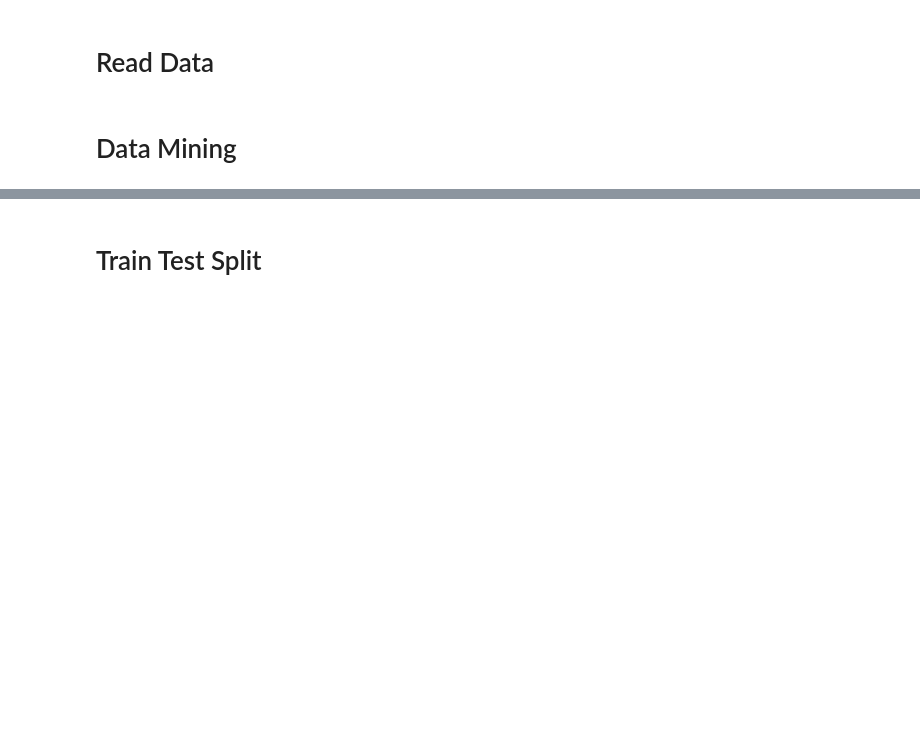
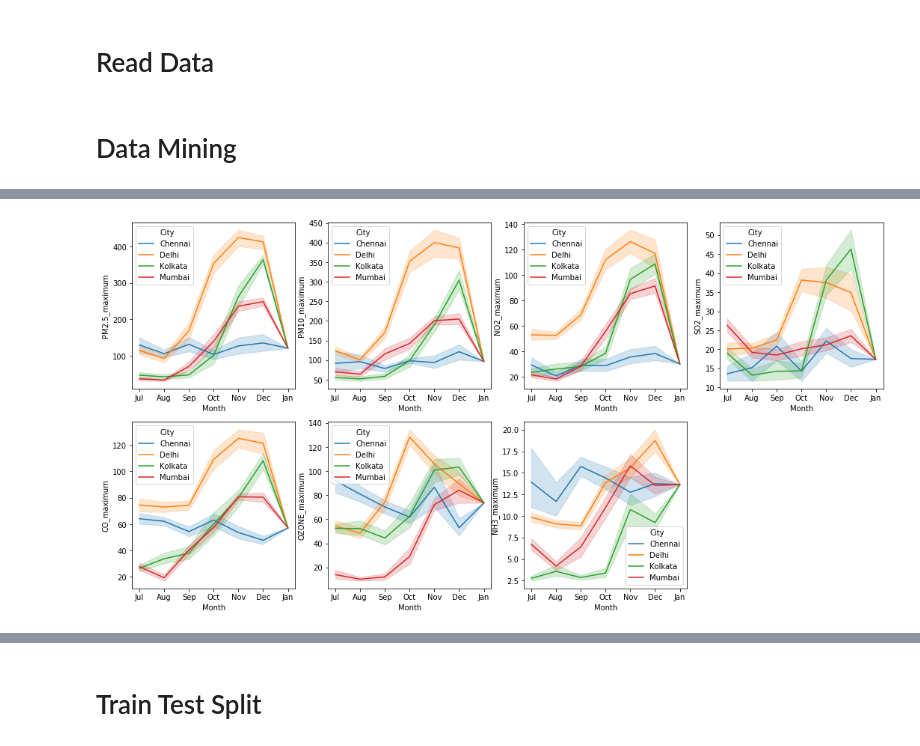
Before and after one commit to abhishek1garg/ML-Projects, a Jupyter notebook: Mini Capstone.ipynb, the cells around one changed output, grey strips where cells are left out. Saved outputs shown, nothing was run; the diff lists cells and outputs as text; code cells hidden in the pictures; blank space fills up the shorter version.

```diff
--- a/Mini Capstone.ipynb
+++ b/Mini Capstone.ipynb
@@ -287,0 +114,9 @@ high_corr_cols
+# %%
+#Dropping State, Station_ID and Station_Name
+raw_air_df.drop(columns = ['Unnamed: 0','State','Station_ID','Station_Name'],inplace=True)
+#Filtering rows with city
+raw_air_df = raw_air_df[raw_air_df['City'].isin(city)]
+#creating a unique variable
+raw_air_df["Unique"]=raw_air_df["City"]+"|"+raw_air_df["Date"].astype('str')
+#sorting based on Date
+raw_air_df.sort_values(by="Date",inplace=True)
@@ -287,0 +138,18 @@ high_corr_cols
+# %%
+#Cities having null values for pollution parameters
+print('Cities having null values for pollution parameters : ',air_df[air_df.isna().any(axis=1)].City.unique()[0])
+print('Number of rows having null values : ',air_df[air_df.isna().any(axis=1)].shape[0])
+#Columns having null values in Dataframe
+j=0
+na_col = []
+for i in air_df.isna().any():
+    if(i):
+        na_col.append(air_df.isna().any().index[j])
+    j = j + 1
+print('Columns with null values(air_df):',na_col)
+
+#replacing nan with respective mean
+for i in air_df[air_df.isna().any(axis=1)].index:
+    for j in na_col:
+        if  math.isnan(air_df.loc[i,j]):
+            air_df.loc[i,j] = air_df[air_df.City == 'Chennai'][j].mean()
@@ -287,0 +160,3 @@ high_corr_cols
+# %%
+major_cities_df = air_df.join(major_cities_df.set_index('Unique'),on='Unique')
+major_cities_df.head()
@@ -287,0 +171,2 @@ high_corr_cols
+# %%
+major_cities_df.dropna(axis=0,inplace=True)
@@ -287,0 +189,13 @@ high_corr_cols
+# %%
+pollutant_cols = ['PM2.5_maximum','PM10_maximum','NO2_maximum','SO2_maximum','CO_maximum','OZONE_maximum','NH3_maximum']
+air_graph_df = major_cities_df.drop(columns=['Unique','Daily_Cases'])
+air_graph_df['Date'] = air_graph_df['Date'].apply(lambda x: x.strftime('%b'))
+air_graph_df.rename(columns={'Date': 'Month'},inplace=True)
+plt.figure(figsize=(18,9))
+j=1
+for k in pollutant_cols:
+    plt.subplot(2,4,j)
+    sns.lineplot('Month',k,data=air_graph_df,hue='City', sort=False)
+    j = j + 1
+# %% [output]
+[figure, added]
```
Also changed, not shown: parts of 103 cells of this notebook, 1 other file.
